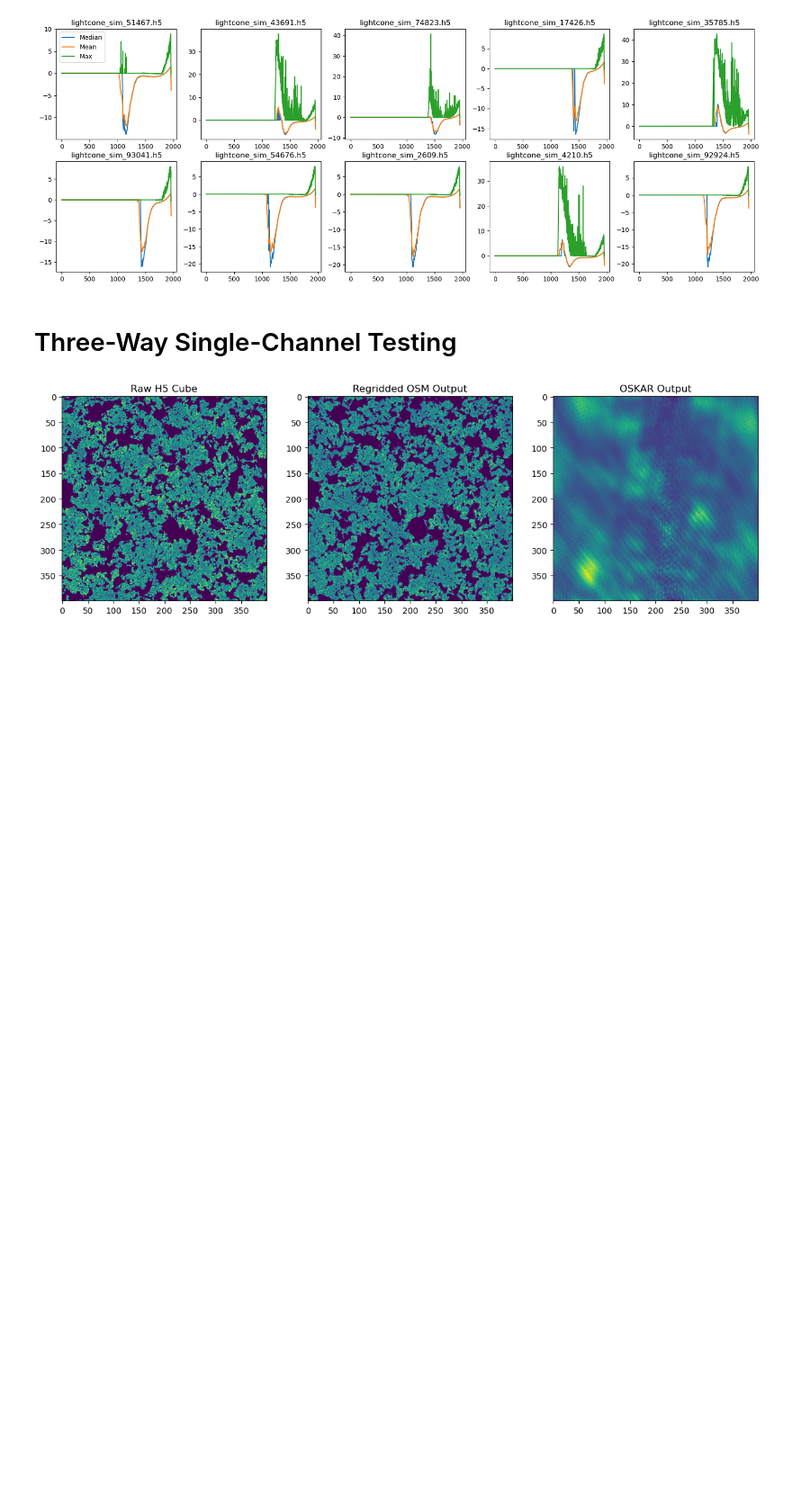
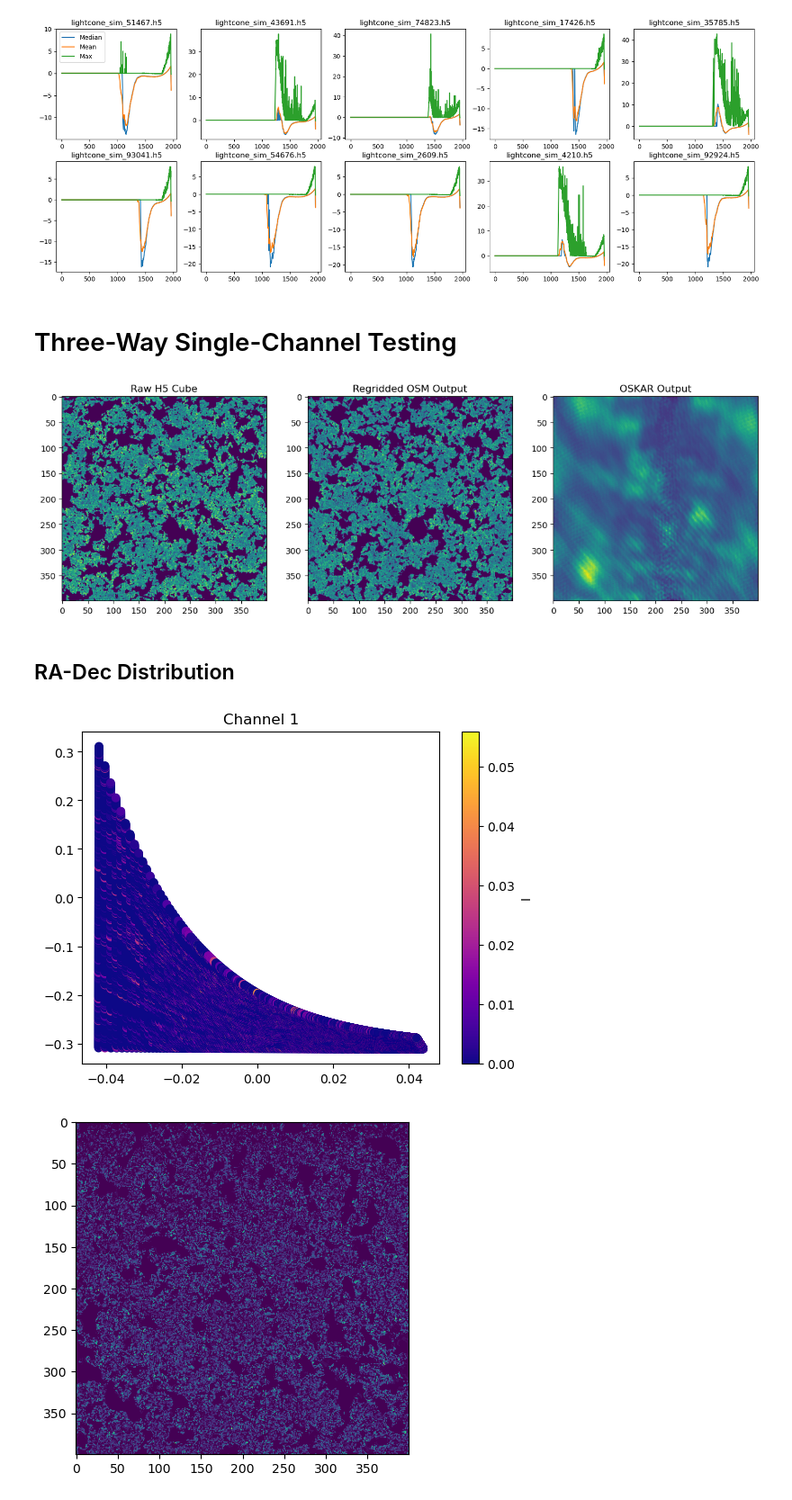
Before and after one commit to oliviax727/phd-programs, a Jupyter notebook: regrid/regrid_testing.ipynb, the cells around one changed output. Shown at 90% size. Cells and saved outputs as stored; diff of their text form; code cells hidden in the pictures; blank space fills up the shorter version.

```diff
--- a/regrid/regrid_testing.ipynb
+++ b/regrid/regrid_testing.ipynb
@@ -392,3 +392,46 @@ ax[2].set_title("OSKAR Output")
 plt.show()
 # %% [output]
 [figure]
+# %% [markdown]
+## RA-Dec Distribution
+# %%
+# Import Modules
+import numpy as np
+import matplotlib.pyplot as plt
+import pandas as pd
+import astropy.constants as c
+import os
+import h5py
+from astropy.io import fits
+
+norm = lambda t: (t % 360 + 360) % 360 - 180
+delta = lambda a, b: norm(a)-norm(b)
+diff = lambda a, b: min(abs(delta(a, b)),360-abs(delta(a, b)))
+diff_sgn = lambda a, b: delta(a, b) - 360 if delta(a, b) > 180 else (delta(a, b) + 360 if delta(a, b) < -180 else delta(a, b))
+# %%
+# Retreive OSM data, Normalise
+
+osm_dir = "yuxiang1_osm"
+
+fits_files = np.array(os.listdir(osm_dir))
+sort_type = [('file', 'O'), ('num', int)]
+sort_prep = lambda x: (x, int(x.split('.')[1].split("_")[0]))
+osm_files, _ = zip(*np.sort(np.array(list(map(sort_prep, fits_files)), dtype=sort_type), order="num"))
+
+file_n = 1
+
+channel_osm = pd.read_csv(osm_dir+"/"+osm_files[file_n-1], delimiter=" ", skiprows=3, index_col=False, names=["RA", "Dec", "Stokes I", "Q", "U", "V", "Freq0"])
+# %%
+normRA = np.array(list(map(lambda x: diff_sgn(x, 0), channel_osm["RA"])))
+normDec = np.array(list(map(lambda x: diff_sgn(x, -27), channel_osm["Dec"])))
+
+scatter = plt.scatter(normRA, normDec, c=channel_osm["Stokes I"].values.astype(float), cmap="plasma")
+plt.colorbar(scatter, label="I")
+plt.title("Channel "+str(file_n))
+plt.show()
+
+plt.imshow(np.array(channel_osm["Stokes I"]).reshape((400, 400)))
+plt.show()
+# %% [output]
+[figure, added]
+[figure, added]
```
Also changed, not shown: 2 other files.
